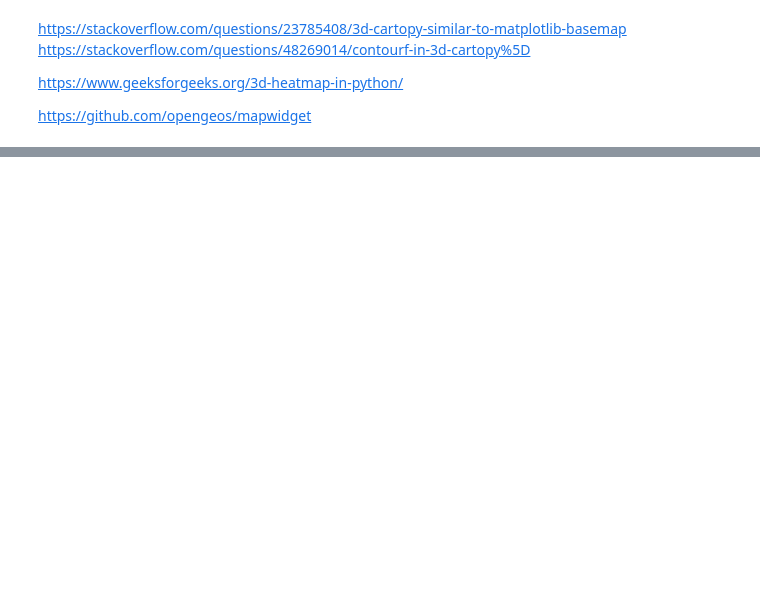
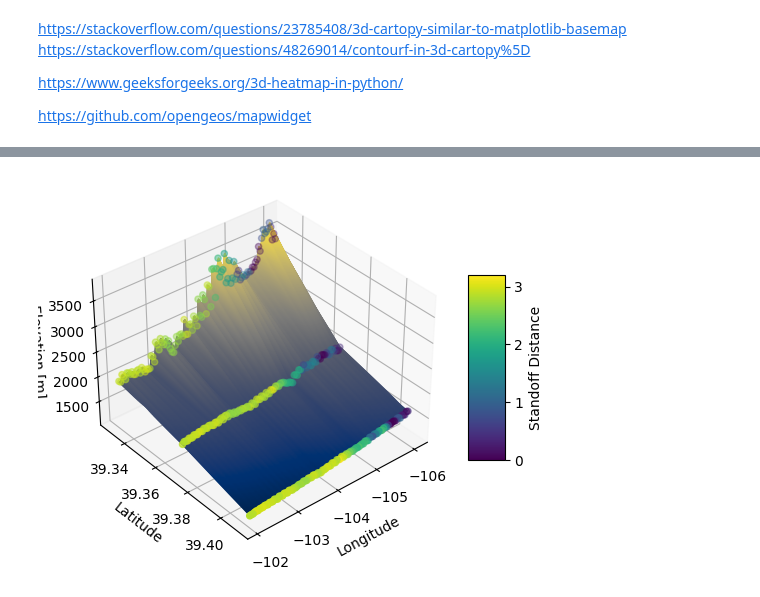
Before and after one commit to tobin-ford/world-map, a Jupyter notebook: front_range_map.ipynb, the cells around one changed output, grey strips where cells are left out. Saved outputs shown, nothing was run; the diff lists cells and outputs as text; code cells hidden in the pictures; blank space fills up the shorter version.

```diff
--- a/front_range_map.ipynb
+++ b/front_range_map.ipynb
@@ -174,0 +224,39 @@ plt.show()
+# %%
+
+fig = plt.figure()
+ax = fig.add_subplot(111, projection='3d')
+
+# Set the extent limits
+# min_long, max_long = -109.0452, -102.0416
+# min_lat, max_lat = 36.9931, 41.0034
+
+# ax.set_xlim3d([min_long, max_long])
+# ax.set_ylim3d([min_lat, max_lat])
+
+lats = standoff_results_gids['latitude'].values
+longs = standoff_results_gids['longitude'].values
+elevs = standoff_results_gids['elevation'].values
+
+long, lat = np.meshgrid(longs, lats)
+
+ax.contour3D(long,lat, elevs, 1000,  cmap='cividis')
+# end contour
+
+# start scatter points on contour surface #
+# ax.scatter(long, lat, standoff_results_gids['x'].values, c='red', marker='o')
+
+scatter = ax.scatter(long, lat, elevs, c=standoff_results_gids['x'], marker='o', cmap='viridis')
+
+cbar = plt.colorbar(scatter, ax=ax, shrink=0.5, aspect=5)
+cbar.set_label('Standoff Distance')
+
+ax.set_xlabel('Longitude')
+ax.set_ylabel('Latitude')
+ax.set_zlabel('Elevation [m]')
+
+# Set the viewing angle
+ax.view_init(elev=35, azim=50)
+
+plt.show()
+# %% [output]
+[figure, added]
```
Also changed, not shown: parts of 5 cells of this notebook.
